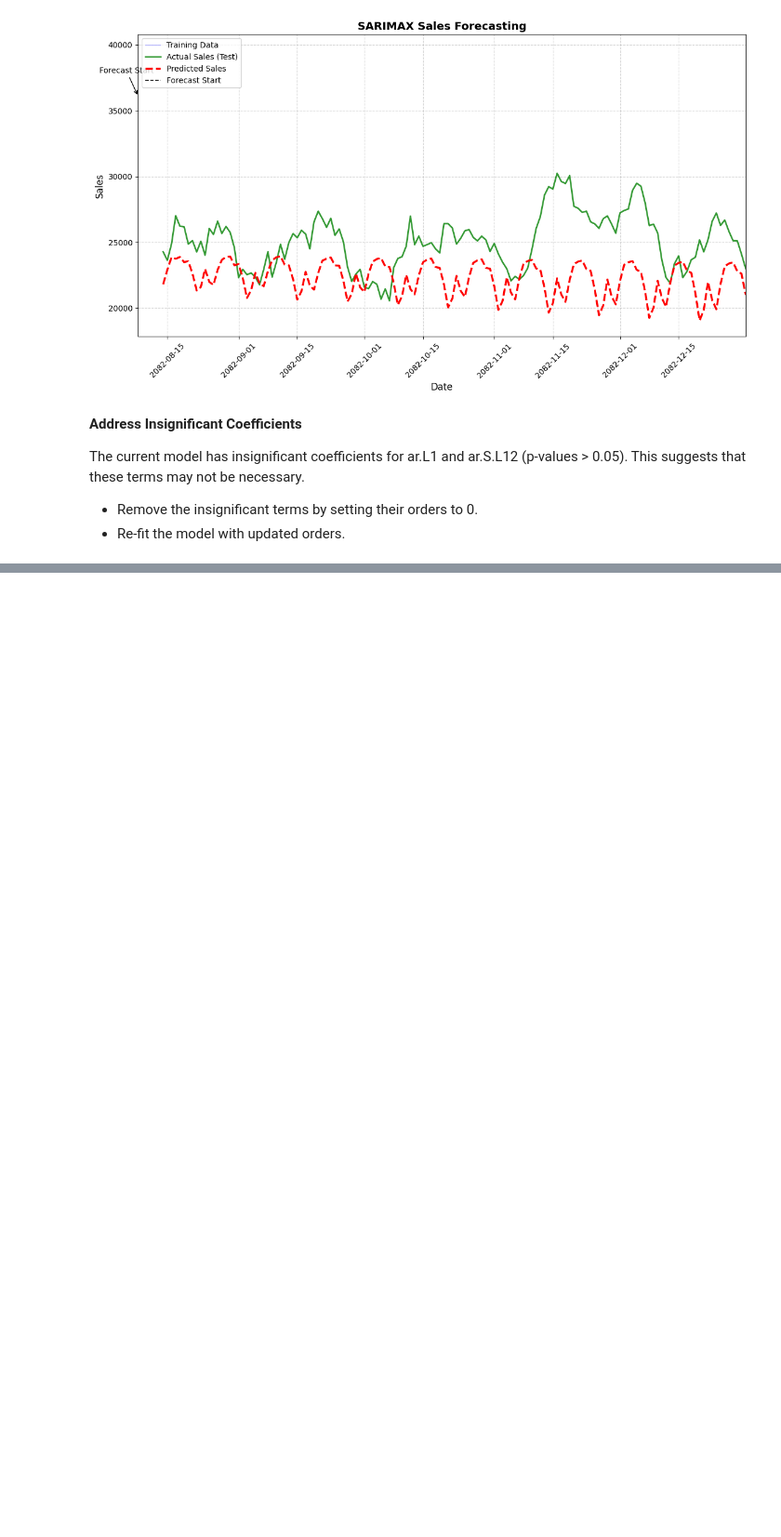
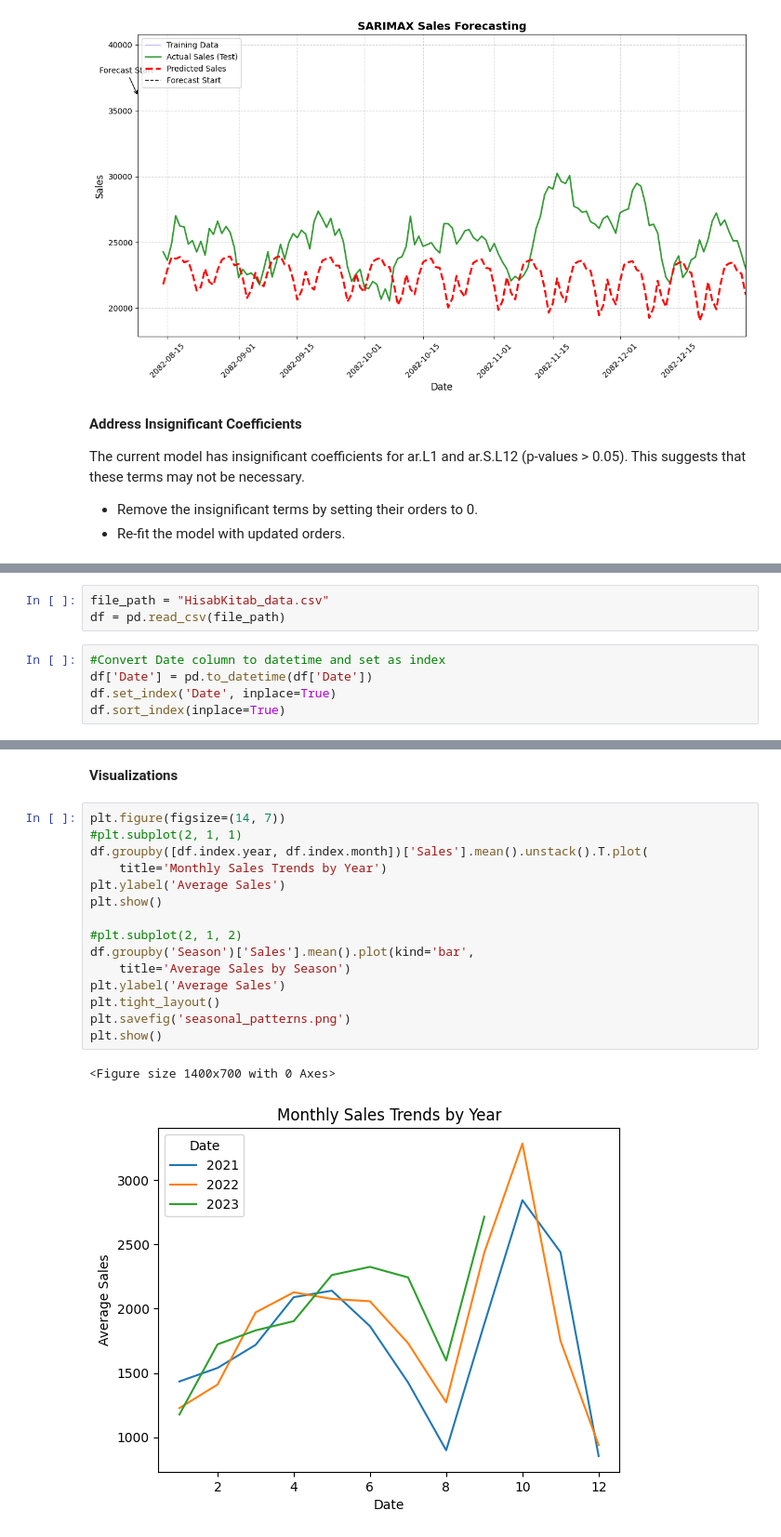
Before and after one commit to prerana30/API_Python, a Jupyter notebook: Sales_Estimate.ipynb, the cells around one changed output, grey strips where cells are left out. Shown at 93% size. Saved outputs shown, nothing was run; the diff lists cells and outputs as text; blank space fills up the shorter version.

```diff
--- a/Sales_Estimate.ipynb
+++ b/Sales_Estimate.ipynb
@@ -400,0 +415,8 @@ The current model has insignificant coefficients for ar.L1 and ar.S.L12 (p-value
+# %%
+file_path = "HisabKitab_data.csv"
+df = pd.read_csv(file_path)
+# %%
+#Convert Date column to datetime and set as index
+df['Date'] = pd.to_datetime(df['Date'])
+df.set_index('Date', inplace=True)
+df.sort_index(inplace=True)
@@ -400,0 +437,20 @@ The current model has insignificant coefficients for ar.L1 and ar.S.L12 (p-value
+# %% [markdown]
+**Visualizations**
+# %%
+plt.figure(figsize=(14, 7))
+#plt.subplot(2, 1, 1)
+df.groupby([df.index.year, df.index.month])['Sales'].mean().unstack().T.plot(
+    title='Monthly Sales Trends by Year')
+plt.ylabel('Average Sales')
+plt.show()
+
+#plt.subplot(2, 1, 2)
+df.groupby('Season')['Sales'].mean().plot(kind='bar',
+    title='Average Sales by Season')
+plt.ylabel('Average Sales')
+plt.tight_layout()
+plt.savefig('seasonal_patterns.png')
+plt.show()
+# %% [output]
+<Figure size 1400x700 with 0 Axes>
+[figure, added]
```
Also changed, not shown: parts of 24 cells of this notebook.
